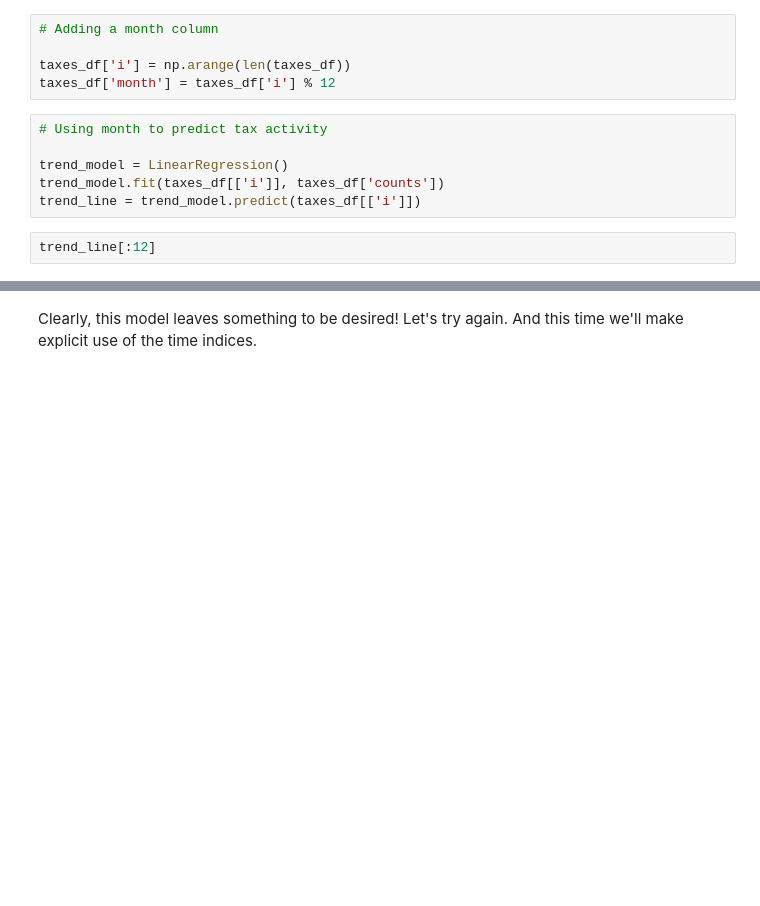
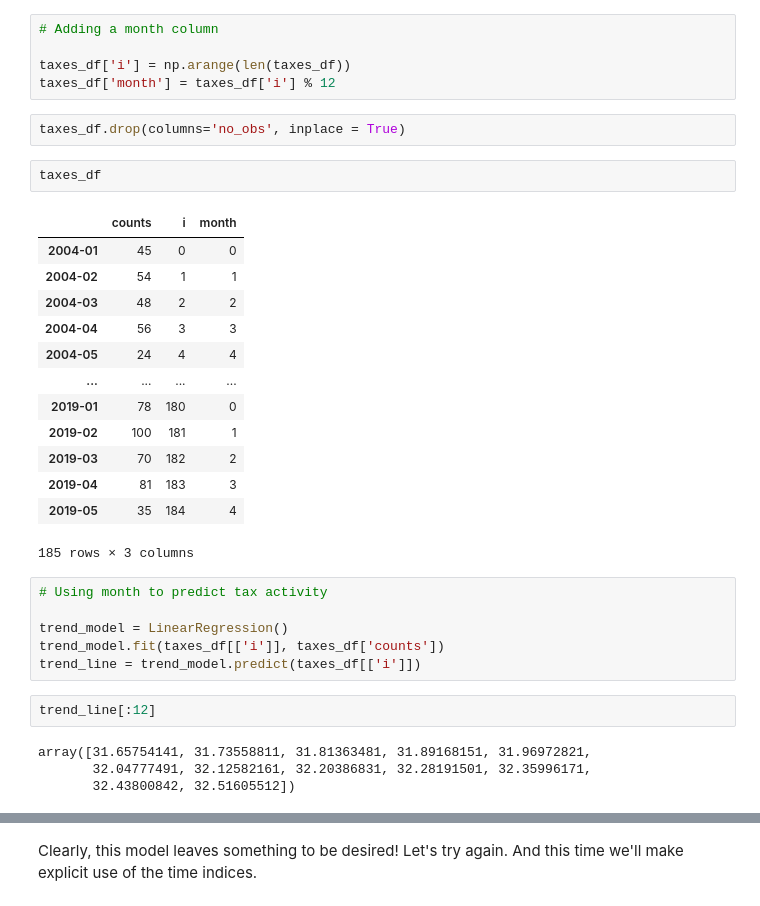
Before and after one commit to learn-co-students/dc-ds-021720, a Jupyter notebook: mod-4/week-1/day-5-Timeseries/time-series-examples-class.ipynb, the cells around one changed output, grey strips where cells are left out. Cells and saved outputs as stored; diff of their text form; blank space fills up the shorter version.

```diff
--- a/mod-4/week-1/day-5-Timeseries/time-series-examples-class.ipynb
+++ b/mod-4/week-1/day-5-Timeseries/time-series-examples-class.ipynb
@@ -78,6 +107,24 @@ But clearly we would be missing something important about how the data is struct
 
 taxes_df['i'] = np.arange(len(taxes_df))
 taxes_df['month'] = taxes_df['i'] % 12
+# %%
+taxes_df.drop(columns='no_obs', inplace = True)
+# %%
+taxes_df
+# %% [output]
+|  | counts | i | month |
+| 2004-01 | 45 | 0 | 0 |
+| 2004-02 | 54 | 1 | 1 |
+| 2004-03 | 48 | 2 | 2 |
+| 2004-04 | 56 | 3 | 3 |
+| 2004-05 | 24 | 4 | 4 |
+| ... | ... | ... | ... |
+| 2019-01 | 78 | 180 | 0 |
+| 2019-02 | 100 | 181 | 1 |
+| 2019-03 | 70 | 182 | 2 |
+| 2019-04 | 81 | 183 | 3 |
+| 2019-05 | 35 | 184 | 4 |
+185 rows × 3 columns
 # %%
 # Using month to predict tax activity
 
@@ -86,6 +133,10 @@ trend_model.fit(taxes_df[['i']], taxes_df['counts'])
 trend_line = trend_model.predict(taxes_df[['i']])
 # %%
 trend_line[:12]
+# %% [output]
+array([31.65754141, 31.73558811, 31.81363481, 31.89168151, 31.96972821,
+       32.04777491, 32.12582161, 32.20386831, 32.28191501, 32.35996171,
+       32.43800842, 32.51605512])
 # %%
 plt.plot(taxes_df['i'], taxes_df['counts'])
 plt.plot(taxes_df['i'], trend_line);
```
Also changed, not shown: parts of 29 cells of this notebook, 1 other file.
